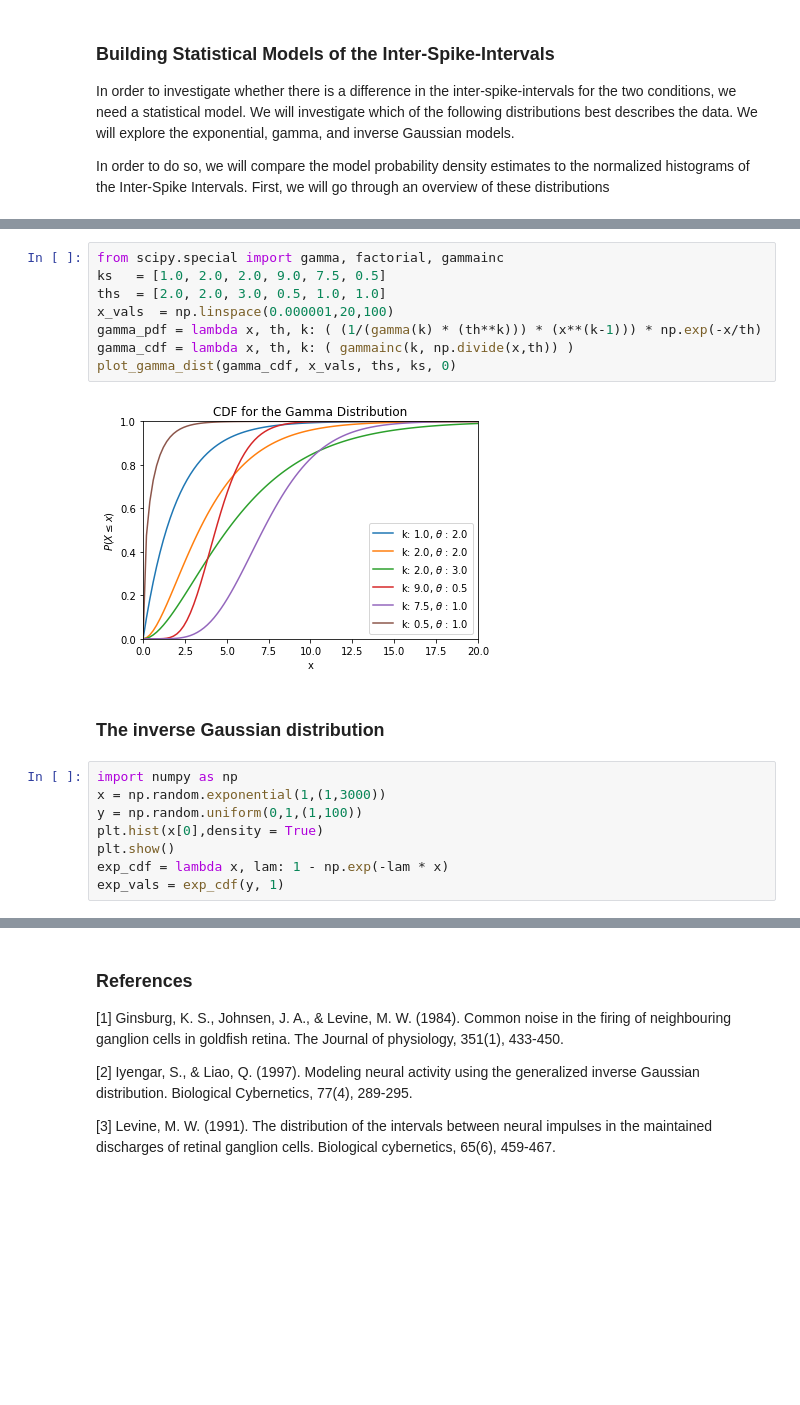
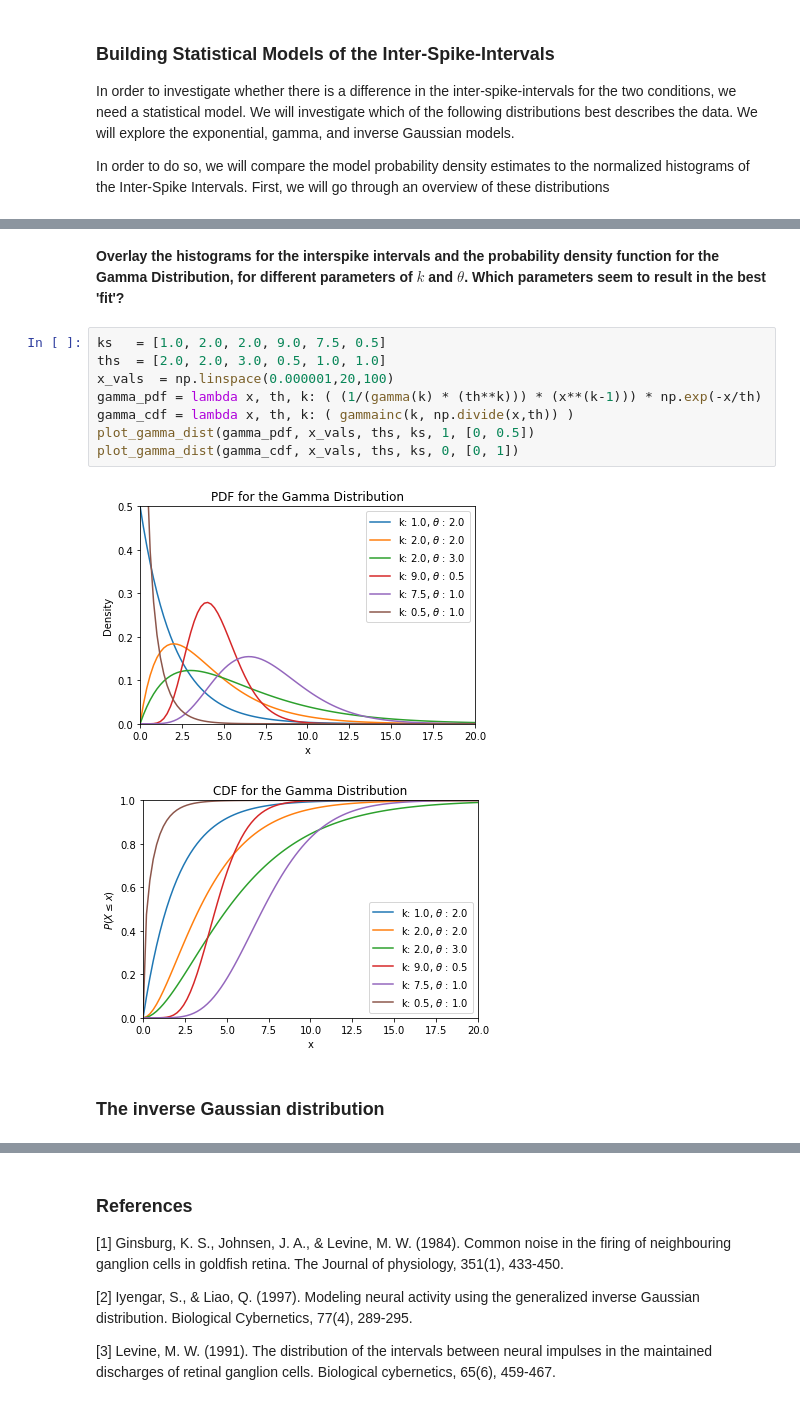
Before and after one commit to josefinacmenendez/IQ_BIO_Workshop_2019, a Jupyter notebook: neural_data_analysis_tutorial.ipynb, the cells around one changed output, grey strips where cells are left out. Drawn from its saved outputs; the diff is of its cells as text; blank space fills up the shorter version.

```diff
--- a/neural_data_analysis_tutorial.ipynb
+++ b/neural_data_analysis_tutorial.ipynb
@@ -173,20 +221,15 @@ plot_exponential_dist( exponential_cdf, x_vals, lambdas, 0)
+# %% [markdown]
+**Overlay the histograms for the interspike intervals and the probability density function for the Gamma Distribution, for different parameters of $k$ and $\theta$. Which parameters seem to result in the best 'fit'?**
 # %%
-from scipy.special import gamma, factorial, gammainc
 ks   = [1.0, 2.0, 2.0, 9.0, 7.5, 0.5]
 ths  = [2.0, 2.0, 3.0, 0.5, 1.0, 1.0]
 x_vals  = np.linspace(0.000001,20,100)
 gamma_pdf = lambda x, th, k: ( (1/(gamma(k) * (th**k))) * (x**(k-1))) * np.exp(-x/th)
 gamma_cdf = lambda x, th, k: ( gammainc(k, np.divide(x,th)) )
-plot_gamma_dist(gamma_cdf, x_vals, ths, ks, 0)
+plot_gamma_dist(gamma_pdf, x_vals, ths, ks, 1, [0, 0.5])
+plot_gamma_dist(gamma_cdf, x_vals, ths, ks, 0, [0, 1])
 # %% [output]
-[figure, old version]
+[figure, new version]
+[figure, added]
 # %% [markdown]
 ### The inverse Gaussian distribution
-# %%
-import numpy as np
-x = np.random.exponential(1,(1,3000))
-y = np.random.uniform(0,1,(1,100))
-plt.hist(x[0],density = True)
-plt.show()
-exp_cdf = lambda x, lam: 1 - np.exp(-lam * x)
-exp_vals = exp_cdf(y, 1)
```
Also changed, not shown: parts of 12 cells of this notebook, 1 other file.
